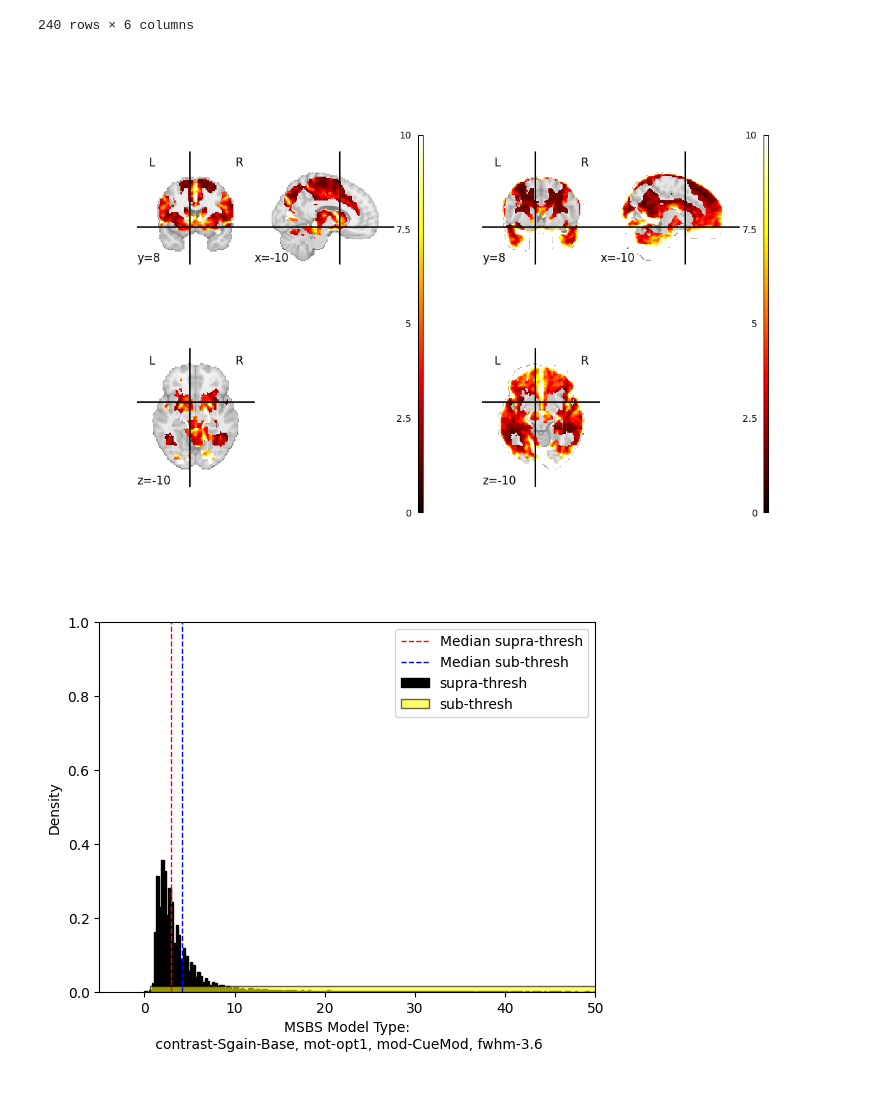
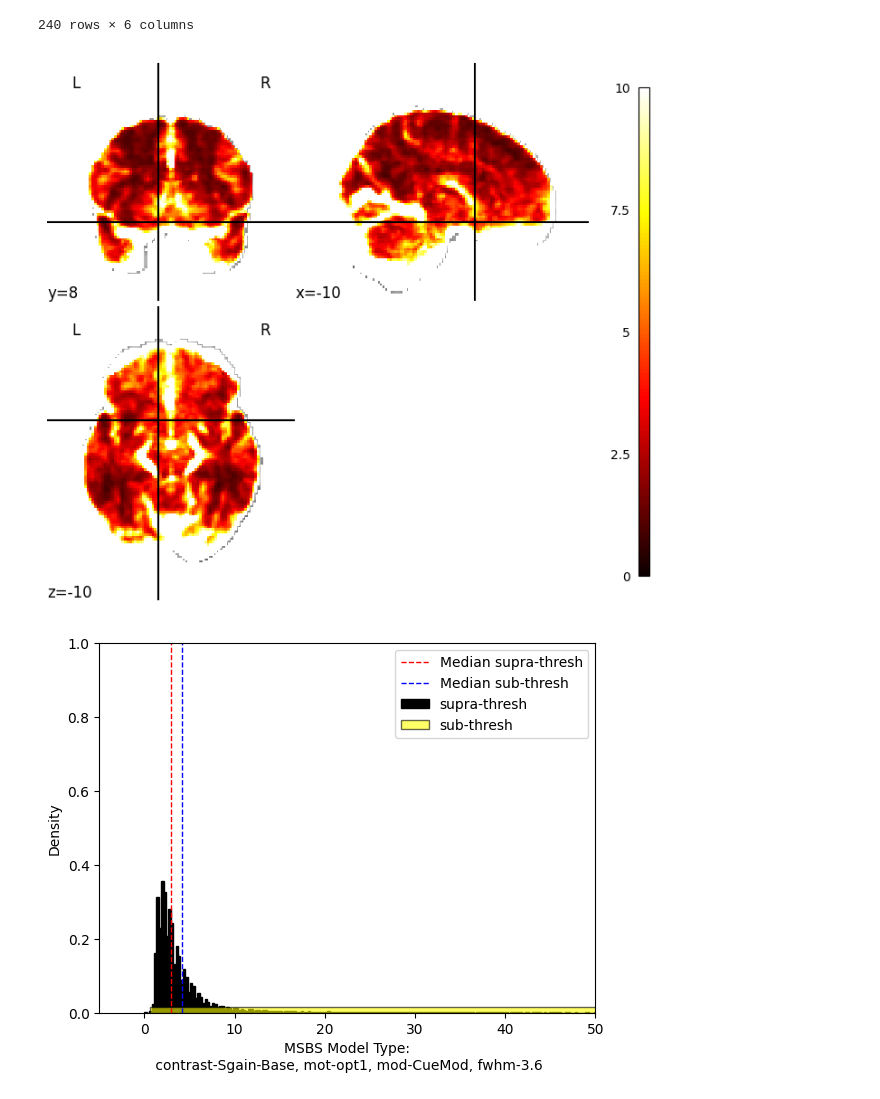
Before and after one commit to demidenm/Multiverse_Reliability, a Jupyter notebook: Stage2_Code/run-analyses.ipynb, the cells around one changed output. Cells and saved outputs as stored; diff of their text form; code cells hidden in the pictures.

```diff
--- a/Stage2_Code/run-analyses.ipynb
+++ b/Stage2_Code/run-analyses.ipynb
@@ -99,12 +99,9 @@ def plot_icc_maps(maps, names, coordinates, vmax):
     plt.show()
 
 
-def plot_top_maps(imgs, img_index, coordinates, vmax):
-    fig, axes = plt.subplots(1, 2, figsize=(12, 8))
-
-    for i, img in enumerate(imgs):
-        plotting.plot_stat_map(img[img_index], display_mode='tiled',
-                               cut_coords=coordinates, vmax=vmax, axes=axes[i])
+def plot_top_map(img, img_index, coordinates, vmax):
+    plotting.plot_stat_map(img[img_index], display_mode='tiled',
+                           cut_coords=coordinates, vmax=vmax)
 
     plt.tight_layout()
     plt.show()
@@ -474,13 +473,8 @@ df_bs_sub.sort_values(by='median_est', ascending=False)
 | 109 | mask-wilson-sub | contrast-Sgain-Neut | mot-opt4 | mod-AntMod | fwhm-8.4 | 0.090 |
 240 rows × 6 columns
 # %%
-bs_maps = [bs_supra_imgs, bs_sub_imgs]
-bs_img = 185
-
-plot_top_maps(imgs=bs_maps,
-              img_index=bs_img,
-              coordinates=(-10, 8, -10),
-              vmax=10)
+bs_ind = 185
+plot_top_map(img=bs_imgs, img_index=bs_ind, coordinates=(-10, 8, -10), vmax=10)
 # %% [output]
-[figure, old version]
+[figure, new version]
 # %%
```
Also changed, not shown: parts of 20 cells of this notebook.
